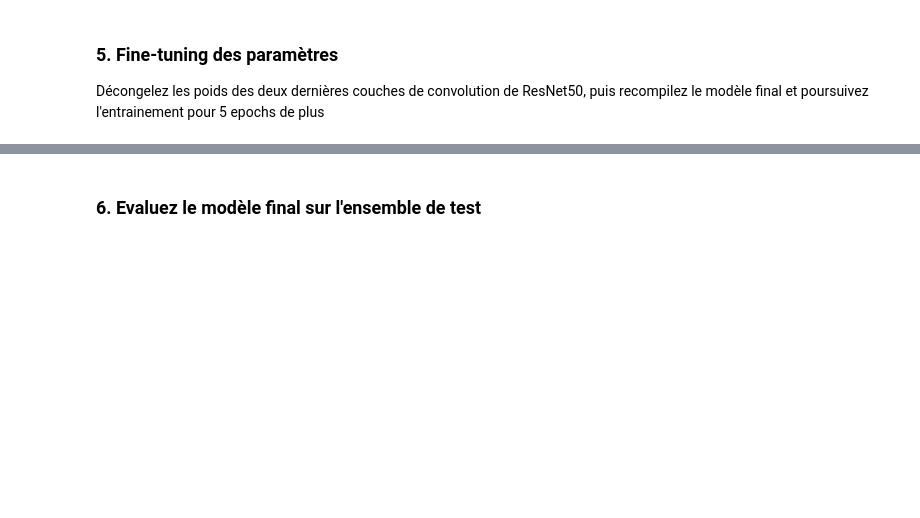
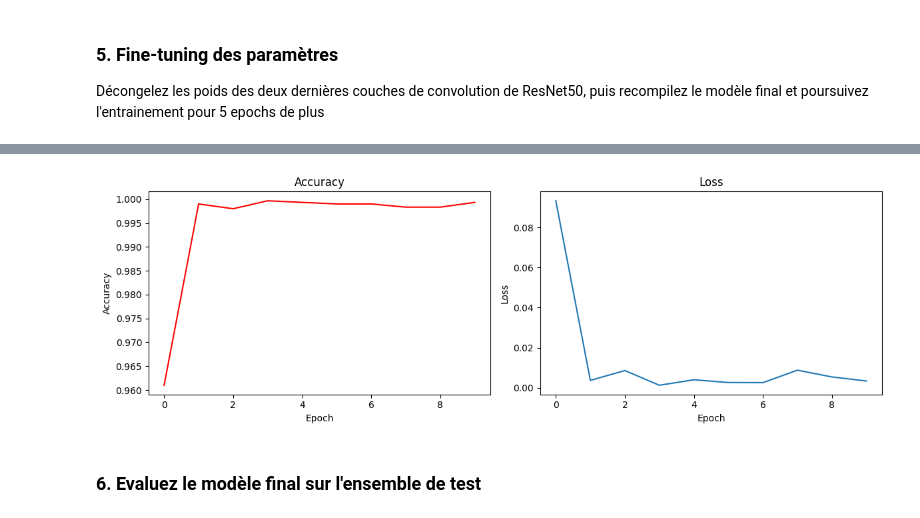
Before and after one commit to Angel0503/DeepLearning, a Jupyter notebook: TransferLearning/TP5_transfert_learning.ipynb, the cells around one changed output, grey strips where cells are left out. Drawn from its saved outputs; the diff is of its cells as text; code cells hidden in the pictures; blank space fills up the shorter version.

```diff
--- a/TransferLearning/TP5_transfert_learning.ipynb
+++ b/TransferLearning/TP5_transfert_learning.ipynb
@@ -130,0 +179,12 @@ Décongelez les poids des deux dernières couches de convolution de ResNet50, pu
+# %%
+new_model = tf.keras.Sequential()
+new_model.add(resNet)
+new_model.add(tf.keras.layers.GlobalAveragePooling2D())
+new_model.add(tf.keras.layers.Dense(256))
+new_model.add(tf.keras.layers.Dense(128))
+new_model.add(tf.keras.layers.Dense(2, activation='softmax'))
+# %%
+adam = tf.keras.optimizers.Adam(learning_rate=0.0001)
+new_model.compile(loss='categorical_crossentropy', optimizer=adam, metrics=['accuracy'])
+# %%
+results_2 = new_model.fit(X_train, y_train, epochs=10, verbose=1)
@@ -131,2 +212,21 @@ Décongelez les poids des deux dernières couches de convolution de ResNet50, pu
+# %%
+fig, axs = plt.subplots(1, 2, figsize=(12, 4))
+
+# Accuracy
+axs[0].plot(results_2.history['accuracy'], c='r')
+axs[0].set_title('Accuracy')
+axs[0].set_xlabel('Epoch')
+axs[0].set_ylabel('Accuracy')
+
+# Loss
+axs[1].plot(results_2.history['loss'])
+axs[1].set_title('Loss')
+axs[1].set_xlabel('Epoch')
+axs[1].set_ylabel('Loss')
+
+plt.tight_layout()
+plt.show()
+# %% [output]
+[figure, added]
 # %% [markdown]
 ### 6. Evaluez le modèle final sur l'ensemble de test
```
Also changed, not shown: parts of 14 cells of this notebook.
